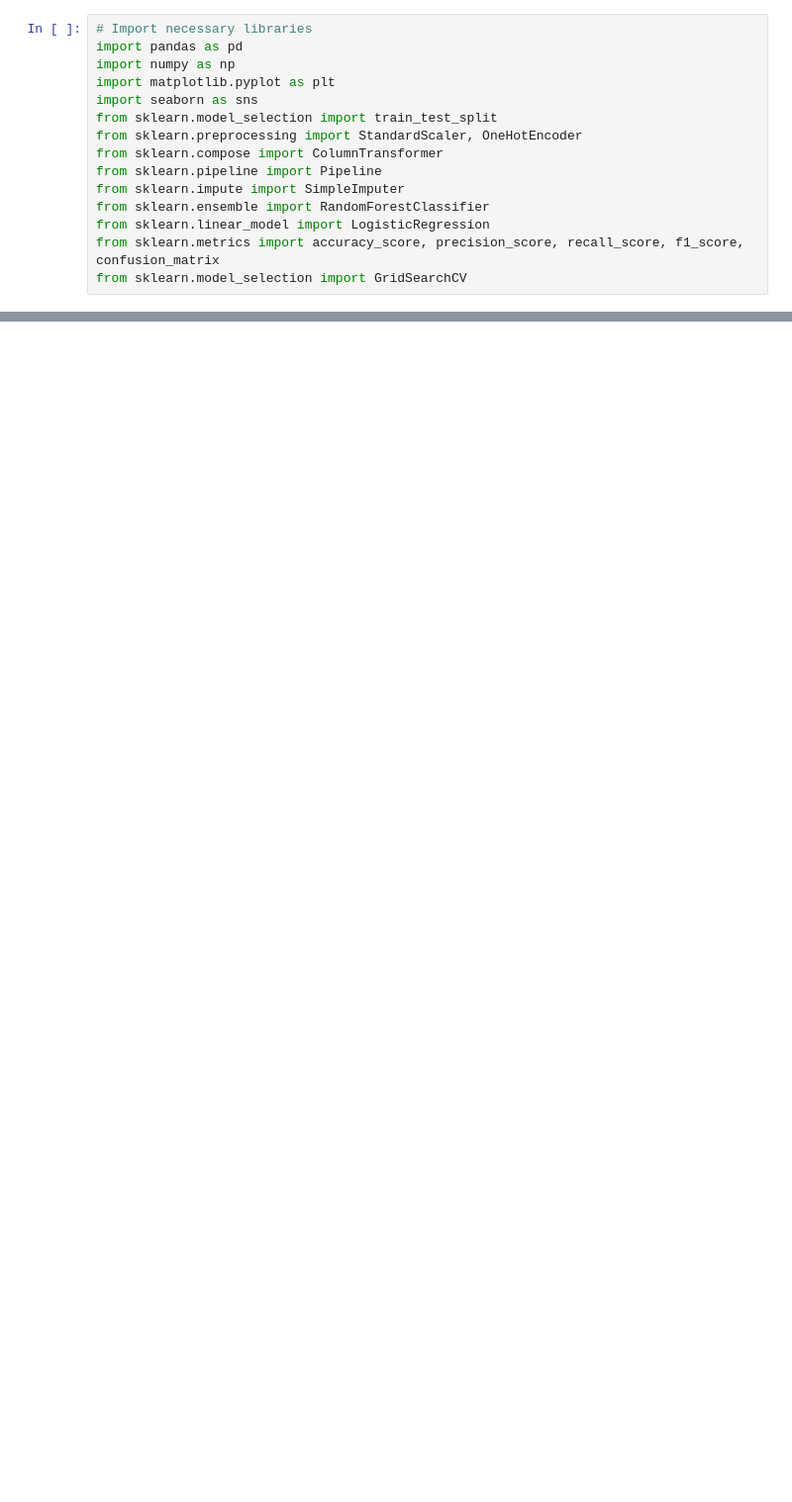
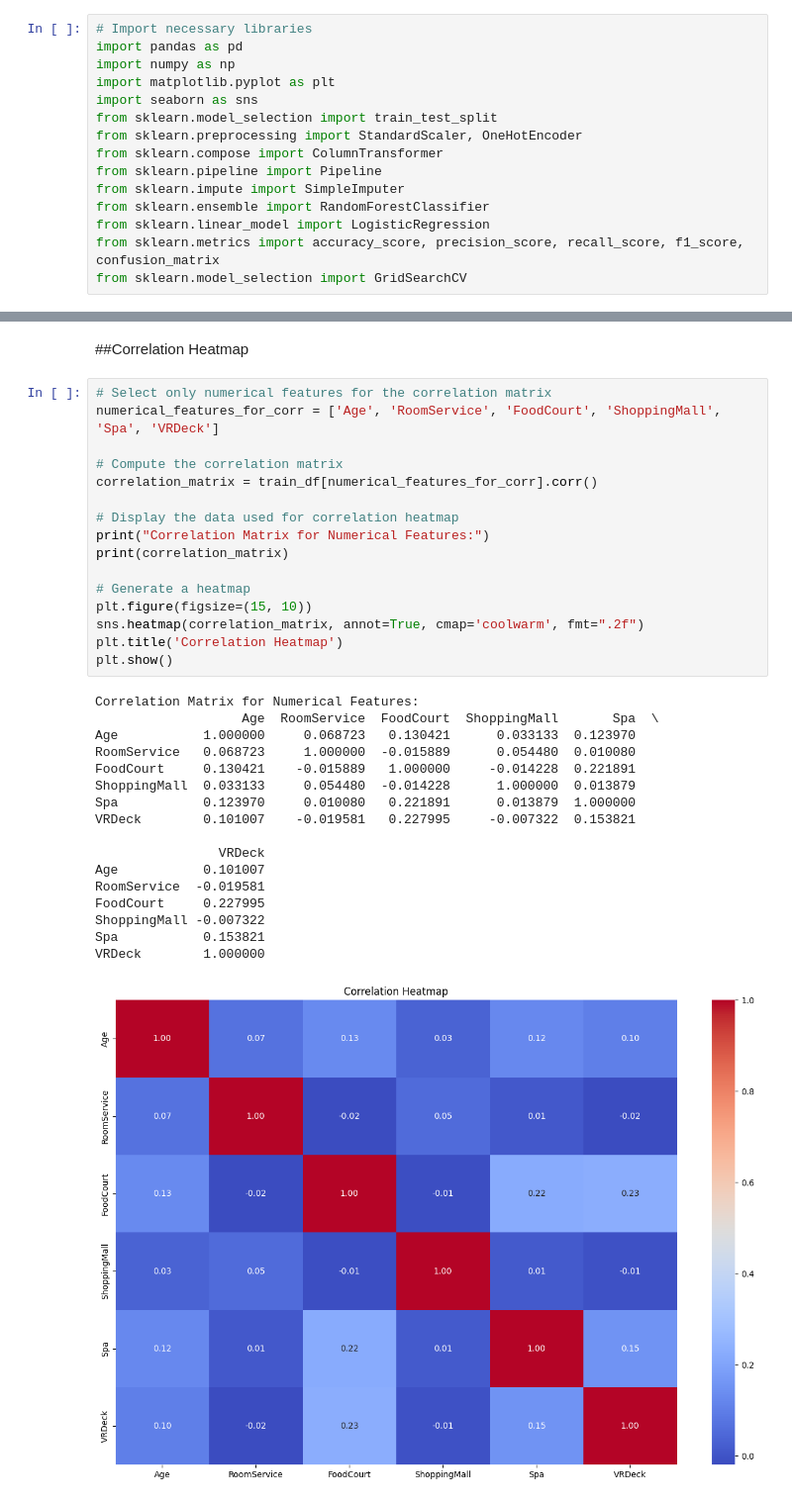
Before and after one commit to The-Kaggle-Crew-18/Kaggle-Challenge-18, a Jupyter notebook: KaggleChallenge.ipynb, the cells around one changed output, grey strips where cells are left out. Shown at 99% size. Cells and saved outputs as stored; diff of their text form; blank space fills up the shorter version.

```diff
--- a/KaggleChallenge.ipynb
+++ b/KaggleChallenge.ipynb
@@ -445,0 +261,36 @@ weighted avg       0.77      0.77      0.77      1739
+# %% [markdown]
+##Correlation Heatmap
+# %%
+# Select only numerical features for the correlation matrix
+numerical_features_for_corr = ['Age', 'RoomService', 'FoodCourt', 'ShoppingMall', 'Spa', 'VRDeck']
+
+# Compute the correlation matrix
+correlation_matrix = train_df[numerical_features_for_corr].corr()
+
+# Display the data used for correlation heatmap
+print("Correlation Matrix for Numerical Features:")
+print(correlation_matrix)
+
+# Generate a heatmap
+plt.figure(figsize=(15, 10))
+sns.heatmap(correlation_matrix, annot=True, cmap='coolwarm', fmt=".2f")
+plt.title('Correlation Heatmap')
+plt.show()
+# %% [output]
+Correlation Matrix for Numerical Features:
+                   Age  RoomService  FoodCourt  ShoppingMall       Spa  \
+Age           1.000000     0.068723   0.130421      0.033133  0.123970
+RoomService   0.068723     1.000000  -0.015889      0.054480  0.010080
+FoodCourt     0.130421    -0.015889   1.000000     -0.014228  0.221891
+ShoppingMall  0.033133     0.054480  -0.014228      1.000000  0.013879
+Spa           0.123970     0.010080   0.221891      0.013879  1.000000
+VRDeck        0.101007    -0.019581   0.227995     -0.007322  0.153821
+
+                VRDeck
+Age           0.101007
+RoomService  -0.019581
+FoodCourt     0.227995
+ShoppingMall -0.007322
+Spa           0.153821
+VRDeck        1.000000
+[figure, added]
```
Also changed, not shown: parts of 74 cells of this notebook.
